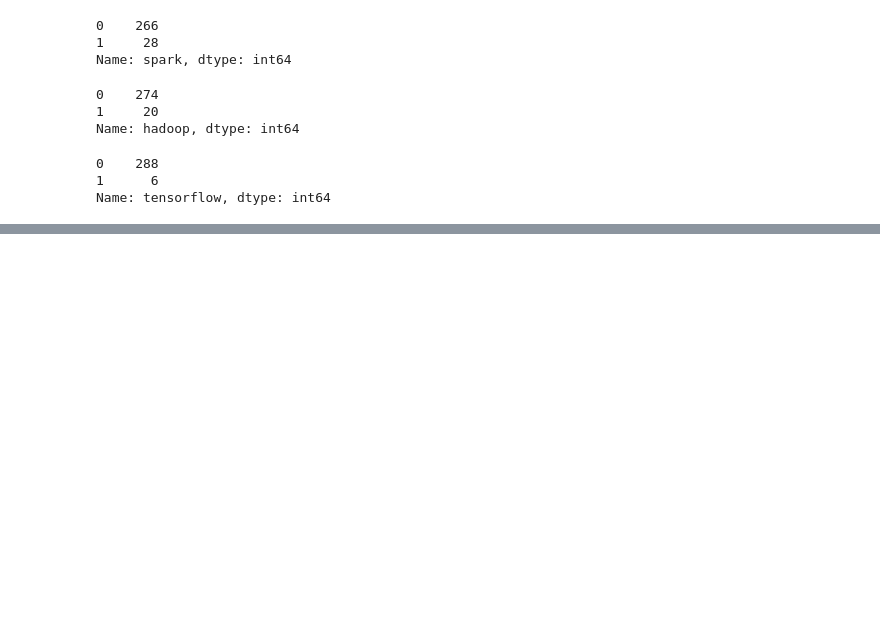
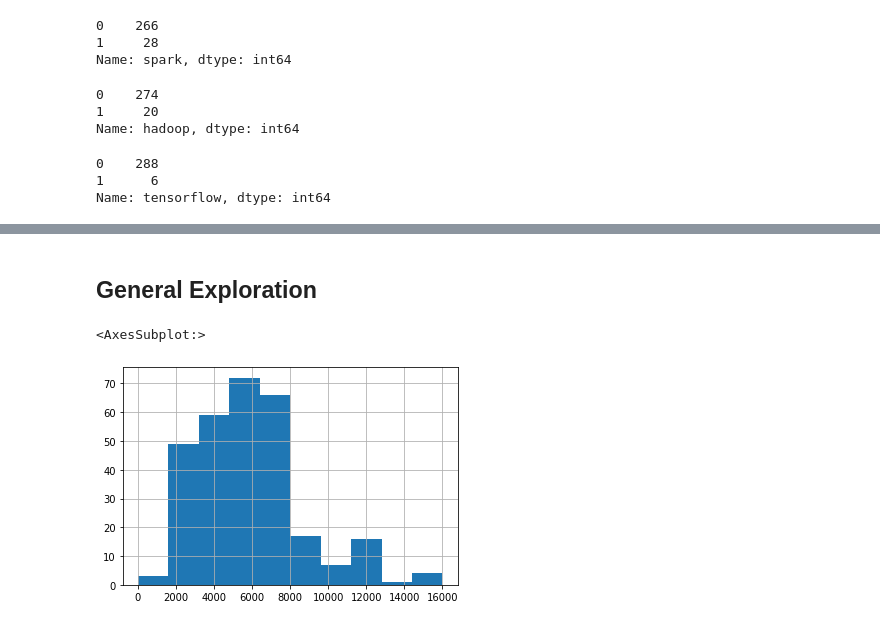
Before and after one commit to edologgerbird/salary_pred, a Jupyter notebook: data_exploration.ipynb, the cells around one changed output, grey strips where cells are left out. Drawn from its saved outputs; the diff is of its cells as text; code cells hidden in the pictures; blank space fills up the shorter version.

```diff
--- a/data_exploration.ipynb
+++ b/data_exploration.ipynb
@@ -101,0 +114,7 @@ Name: tensorflow, dtype: int64
+# %% [markdown]
+## General Exploration
+# %%
+df.avg_salary.hist()
+# %% [output]
+<AxesSubplot:>
+[figure, added]
```
Also changed, not shown: parts of 17 cells of this notebook, 2 other files.
